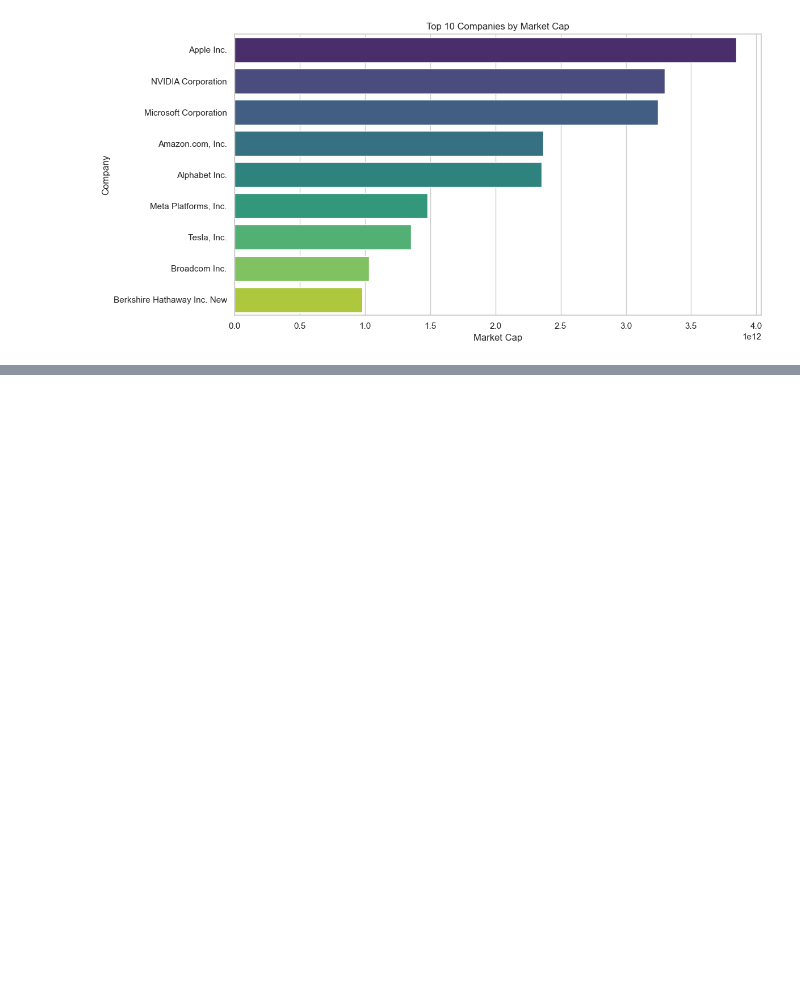
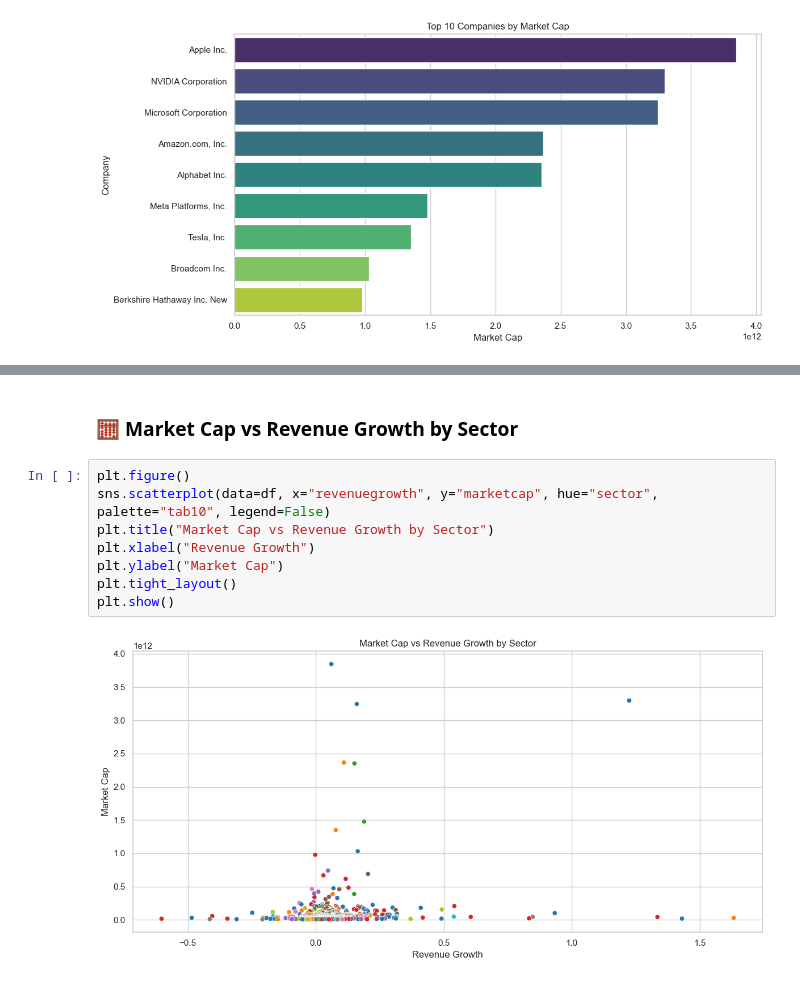
Before and after one commit to ikebude/S-P-500-ED-Analysis, a Jupyter notebook: SP500 ED Analysis.ipynb, the cells around one changed output, grey strips where cells are left out. Saved outputs shown, nothing was run; the diff lists cells and outputs as text; blank space fills up the shorter version.

```diff
--- a/SP500 ED Analysis.ipynb
+++ b/SP500 ED Analysis.ipynb
@@ -131,0 +163,12 @@ Passing `palette` without assigning `hue` is deprecated and will be removed in v
+# %% [markdown]
+### 🧮 Market Cap vs Revenue Growth by Sector
+# %%
+plt.figure()
+sns.scatterplot(data=df, x="revenuegrowth", y="marketcap", hue="sector", palette="tab10", legend=False)
+plt.title("Market Cap vs Revenue Growth by Sector")
+plt.xlabel("Revenue Growth")
+plt.ylabel("Market Cap")
+plt.tight_layout()
+plt.show()
+# %% [output]
+[figure, added]
```
Also changed, not shown: parts of 9 cells of this notebook.
